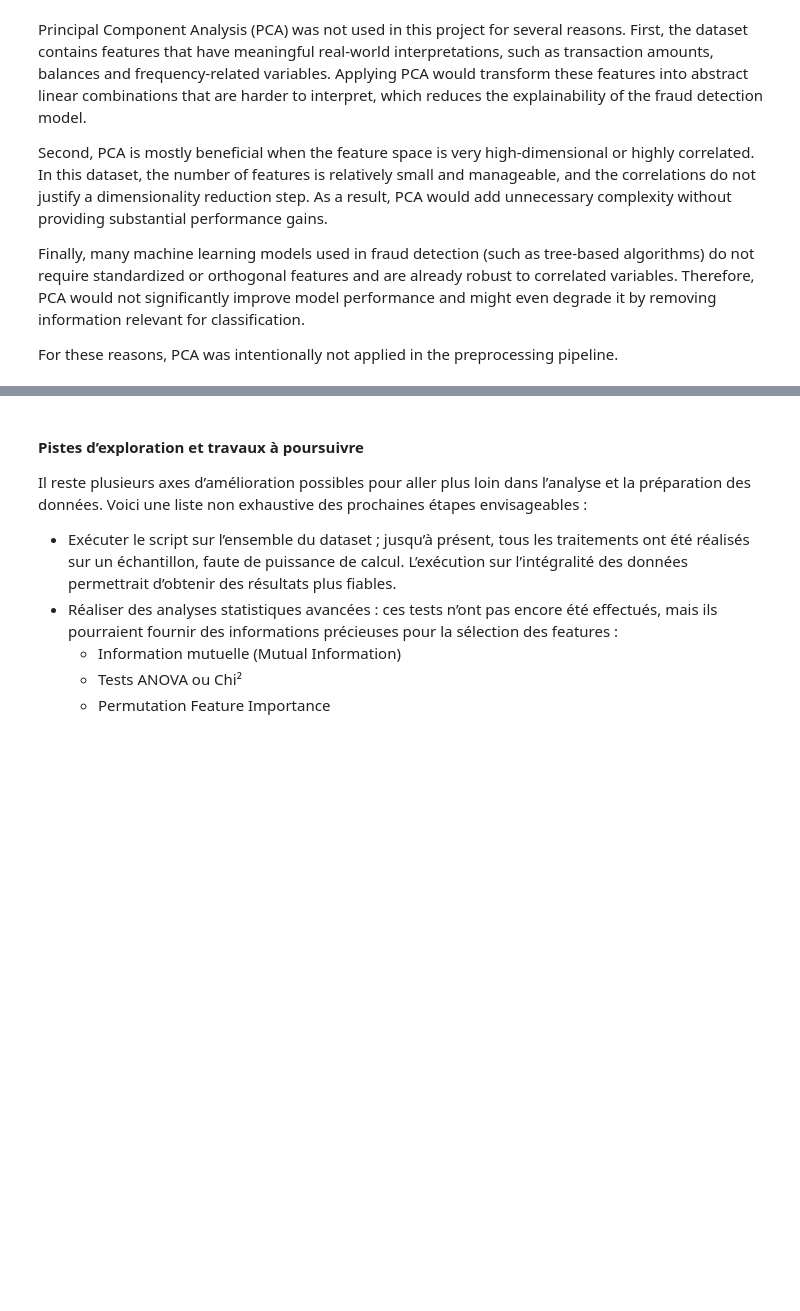
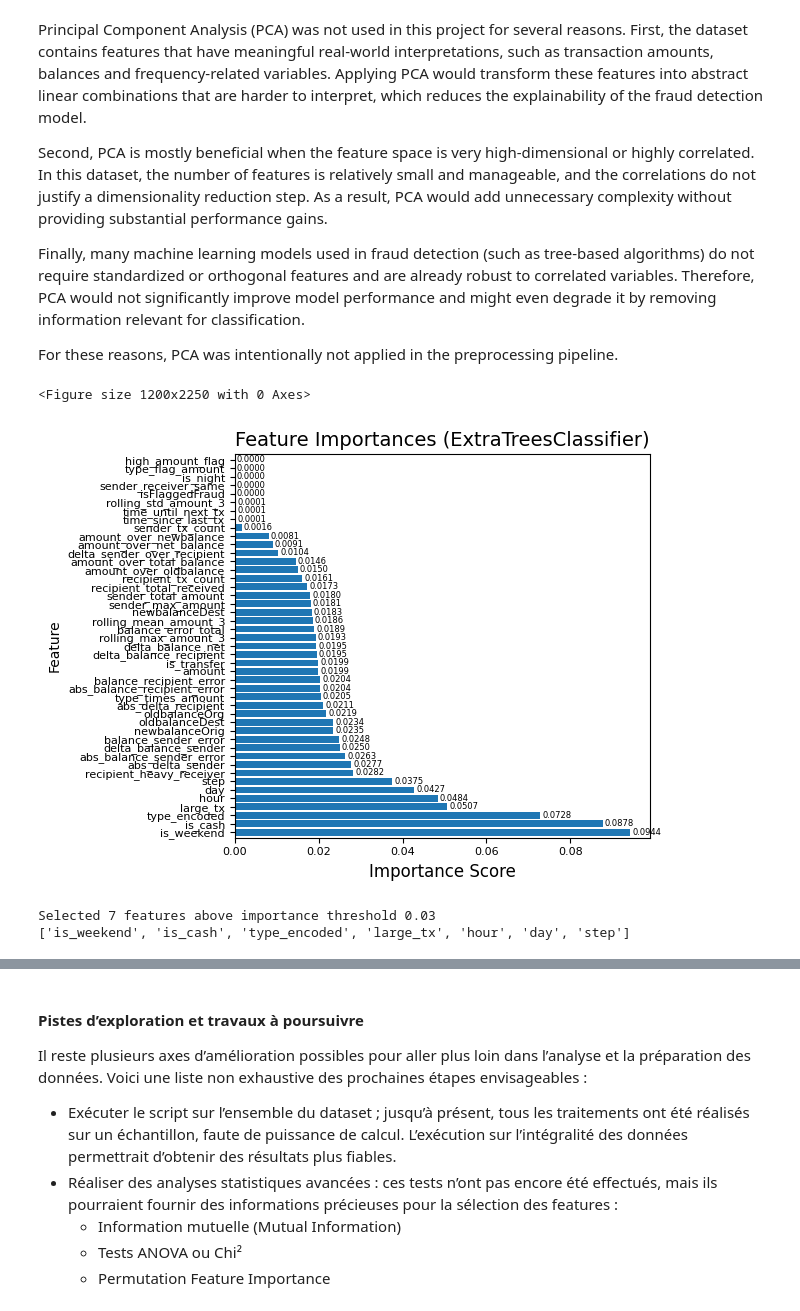
Before and after one commit to Corentinjst/Financial-Fraud-Detection, a Jupyter notebook: data_preprocessing.ipynb, the cells around one changed output, grey strips where cells are left out. Drawn from its saved outputs; the diff is of its cells as text; code cells hidden in the pictures; blank space fills up the shorter version.

```diff
--- a/data_preprocessing.ipynb
+++ b/data_preprocessing.ipynb
@@ -718,6 +664,77 @@ X_test = pd.DataFrame(scaler.transform(X_test), columns=X_test.columns)
 
 smote_enn = SMOTEENN(random_state=42)
 X_train, y_train = smote_enn.fit_resample(X_train, y_train)
+# %%
+# -------------------------------------------------------------
+# Feature importance estimation using ExtraTreesClassifier
+# -------------------------------------------------------------
+
+# ExtraTrees is a very fast tree-based ensemble method that provides
+# reliable feature importance ranking. It is much faster than
+# RandomForest and works well even on large tabular datasets.
+model = ExtraTreesClassifier(
+    n_estimators=200,
+    random_state=42,
+    n_jobs=-1,
+    class_weight=None
+)
+
+model.fit(X_train, y_train)
+
+# Extract and sort feature importances
+importance_df = pd.DataFrame({
+    "feature": X_train.columns,
+    "importance": model.feature_importances_
+}).sort_values("importance", ascending=False)
+
+# Plot feature importances
+plt.figure(figsize=(12, max(15, len(importance_df) * 0.50)))
+
+ax = importance_df.plot(
+    x="feature",
+    y="importance",
+    kind="barh",
+    fontsize=8,
+    legend=False,
+    width=0.8
+)
+
+plt.title("Feature Importances (ExtraTreesClassifier)", fontsize=14)
+plt.xlabel("Importance Score", fontsize=12)
+plt.ylabel("Feature", fontsize=10)
+
+# Add textual annotation of importance values next to bars
+for i, importance_value in enumerate(importance_df["importance"]):
+    ax.text(
+        importance_value + 0.0005,
+        i,
+        f"{importance_value:.4f}",
+        fontsize=6,
+        va="center"
+    )
+
+plt.tight_layout()
+plt.show()
+
+# Select features using an importance threshold
+importance_threshold = 0.03  # Features below this importance are removed
+
+selected_features = importance_df[
+    importance_df["importance"] >= importance_threshold
+]["feature"].tolist()
+
+print(f"Selected {len(selected_features)} features above importance threshold {importance_threshold}")
+print(selected_features)
+
+# Create reduced dataset including only selected features + target
+X_train = X_train[selected_features]
+X_test = X_test[selected_features]
+X_val = X_val[selected_features]
+# %% [output]
+<Figure size 1200x2250 with 0 Axes>
+[figure, added]
+Selected 7 features above importance threshold 0.03
+['is_weekend', 'is_cash', 'type_encoded', 'large_tx', 'hour', 'day', 'step']
 # %%
 # -----------------------------------------------------------
 # Save datasets to Parquet format for efficient storage and fast loading.
```
Also changed, not shown: parts of 11 cells of this notebook.
